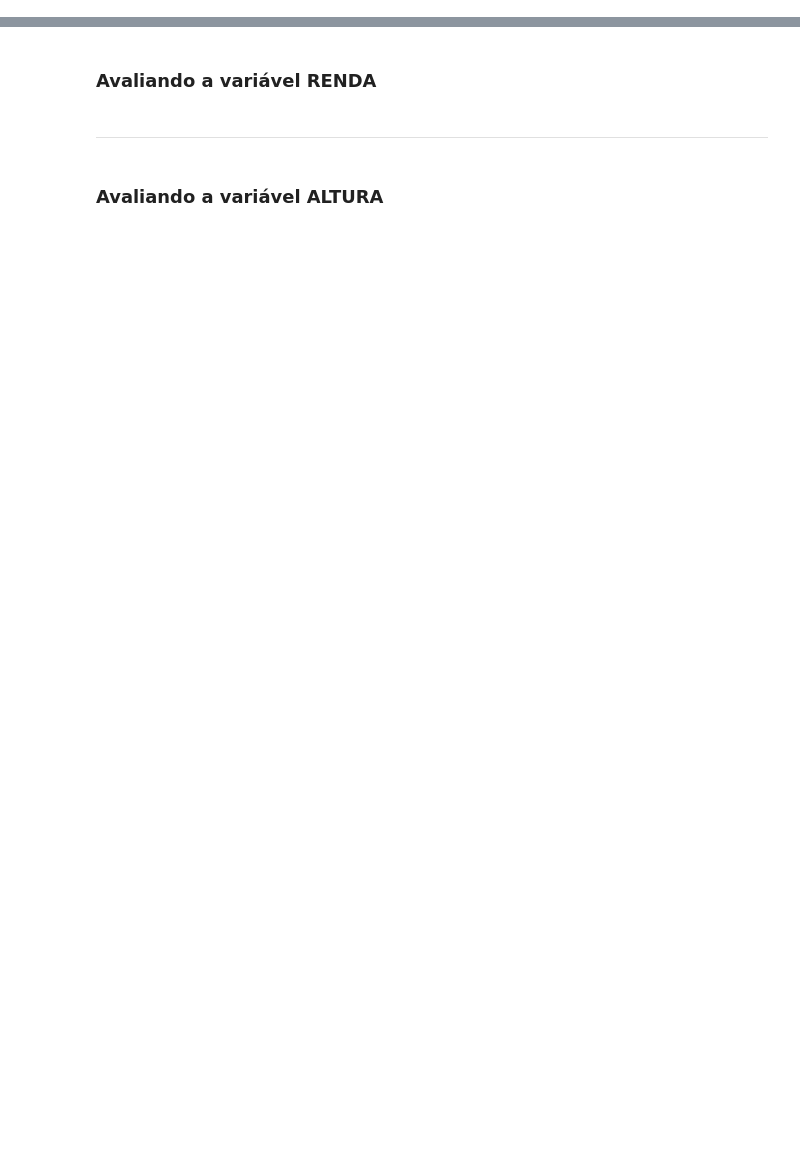
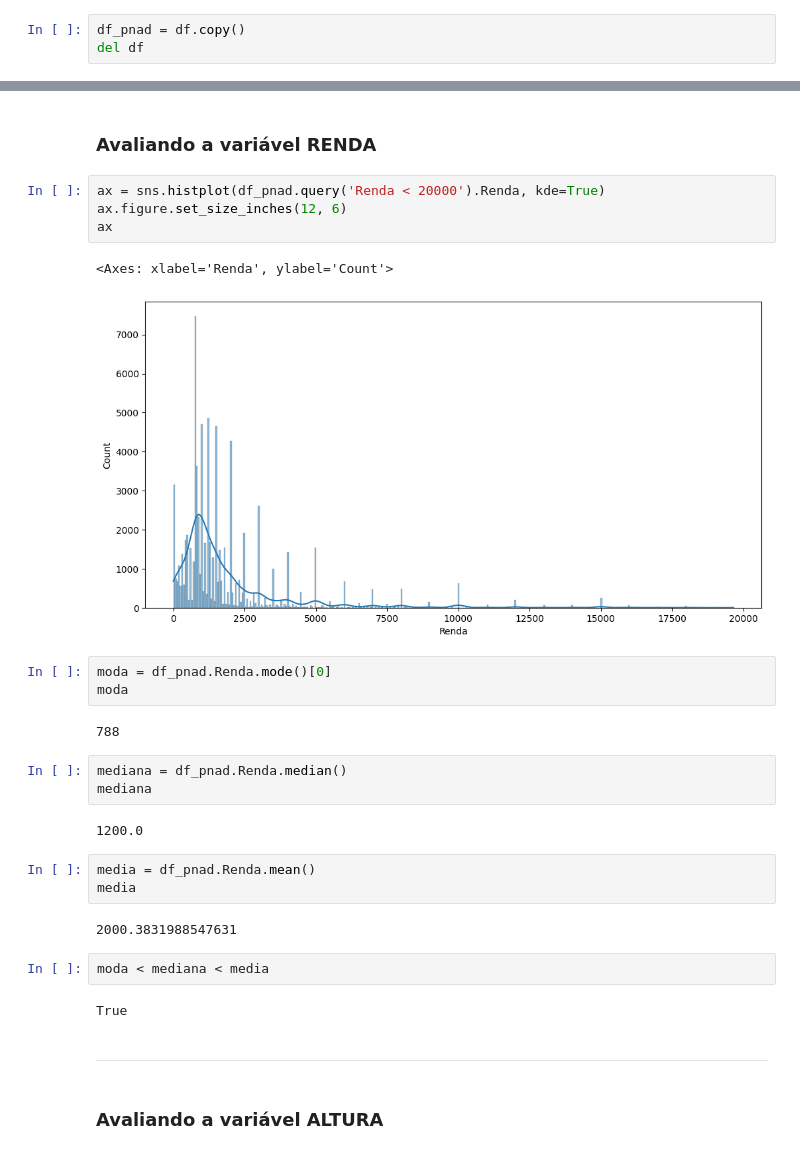
Before and after one commit to LuTDC/estatistica_python_alura, a Jupyter notebook: Projeto_1/Curso_de_Estatística_Parte_1.ipynb, the cells around one changed output, grey strips where cells are left out. Cells and saved outputs as stored; diff of their text form; blank space fills up the shorter version.

```diff
--- a/Projeto_1/Curso_de_Estatística_Parte_1.ipynb
+++ b/Projeto_1/Curso_de_Estatística_Parte_1.ipynb
@@ -601,6 +601,9 @@ dist_freq_quantitativas_personalizadas['Frequência'].plot.bar(width=1, color='b
 # %% [output]
 <Axes: >
 [figure]
+# %%
+df_pnad = df.copy()
+del df
 # %% [markdown]
 # <font color=green>3 MEDIDAS DE TENDÊNCIA CENTRAL</font>
 ***
@@ -674,6 +879,32 @@ Pode-se definir a moda como sendo o valor mais frequente de um conjunto de dados
 <img src='https://caelum-online-public.s3.amazonaws.com/1177-estatistica-parte1/01/img004.png' width='80%'>
 # %% [markdown]
 ### Avaliando a variável RENDA
+# %%
+ax = sns.histplot(df_pnad.query('Renda < 20000').Renda, kde=True)
+ax.figure.set_size_inches(12, 6)
+ax
+# %% [output]
+<Axes: xlabel='Renda', ylabel='Count'>
+[figure, added]
+# %%
+moda = df_pnad.Renda.mode()[0]
+moda
+# %% [output]
+788
+# %%
+mediana = df_pnad.Renda.median()
+mediana
+# %% [output]
+1200.0
+# %%
+media = df_pnad.Renda.mean()
+media
+# %% [output]
+2000.3831988547631
+# %%
+moda < mediana < media
+# %% [output]
+True
 # %% [markdown]
 ***
 # %% [markdown]
```
Also changed, not shown: parts of 36 cells of this notebook.
